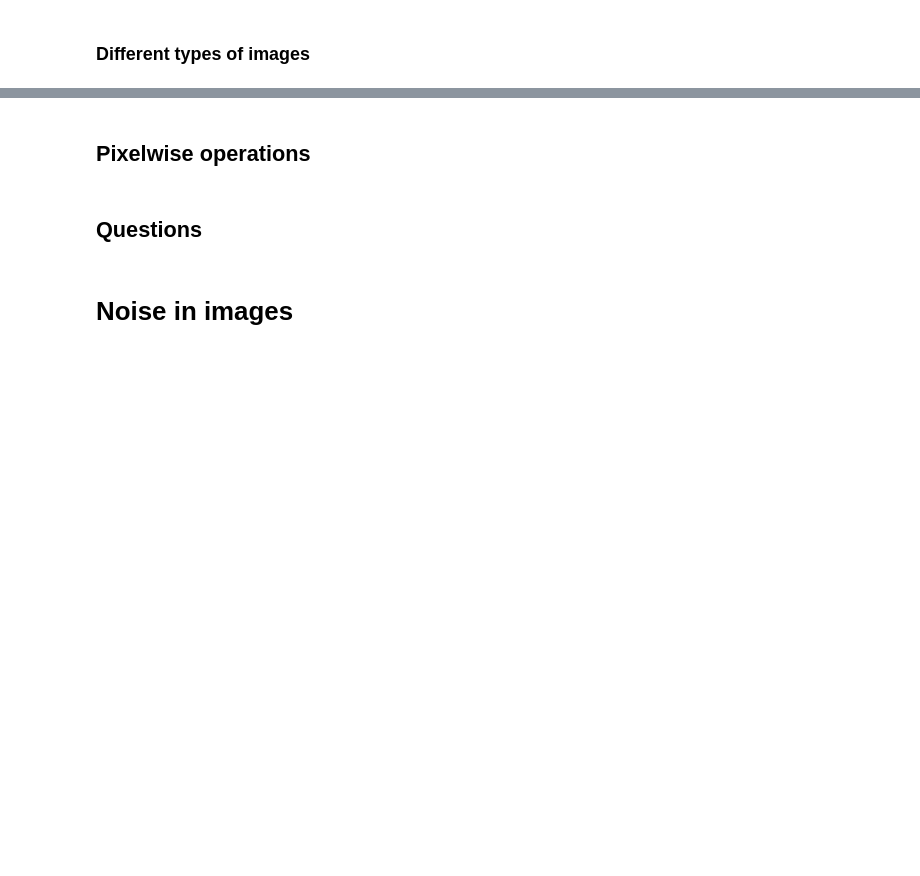
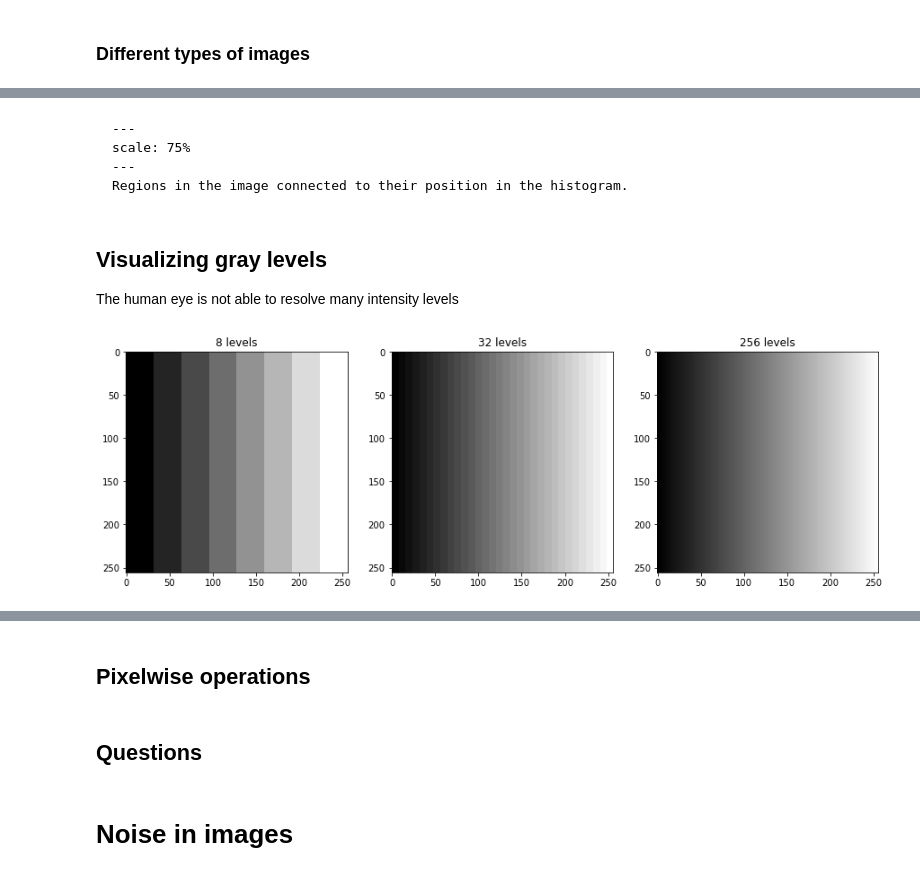
Before and after one commit to ImagingLectures/IAEA-eLearning2, a Jupyter notebook: lectures/01-Introduction2ImgProc/Introduction2Images.ipynb, the cells around one changed output, grey strips where cells are left out. Cells and saved outputs as stored; diff of their text form; code cells hidden in the pictures; blank space fills up the shorter version.

````diff
--- a/lectures/01-Introduction2ImgProc/Introduction2Images.ipynb
+++ b/lectures/01-Introduction2ImgProc/Introduction2Images.ipynb
@@ -86,0 +226,21 @@ The information you want to quantify affects:
+# %% [markdown]
+```{figure} figures/histogram_regions.pdf
+---
+scale: 75%
+---
+Regions in the image connected to their position in the histogram.
+```
+# %% [markdown]
+## Visualizing gray levels
+
+The human eye is not able to resolve many intensity levels
+# %%
+xlin = np.linspace(0,255, 256)
+xx, yy = np.meshgrid(xlin, xlin)
+
+fig, ax = plt.subplots(1,3, figsize = (15, 5))
+n=32; ax[0].imshow(np.floor(xx/n), interpolation='None', cmap = 'gray');  ax[0].set_title('{0} levels'.format(256//n))
+n=8;  ax[1].imshow(np.floor(xx/n), interpolation='None', cmap = 'gray');  ax[1].set_title('{0} levels'.format(256//n))
+n=1;  ax[2].imshow(np.floor(xx/n), interpolation='None', cmap = 'gray');  ax[2].set_title('{0} levels'.format(256//n));
+# %% [output]
+[figure, added]
````
Also changed, not shown: parts of 32 cells of this notebook, 2 other files.
